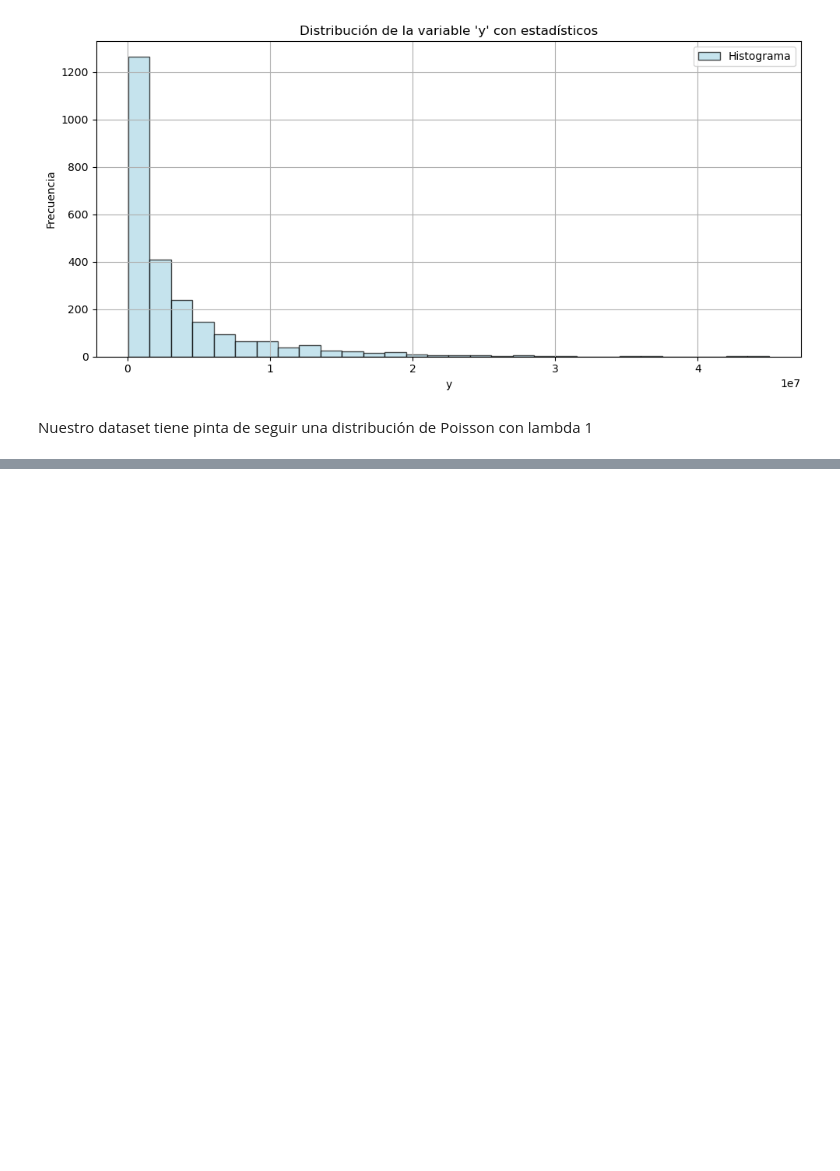
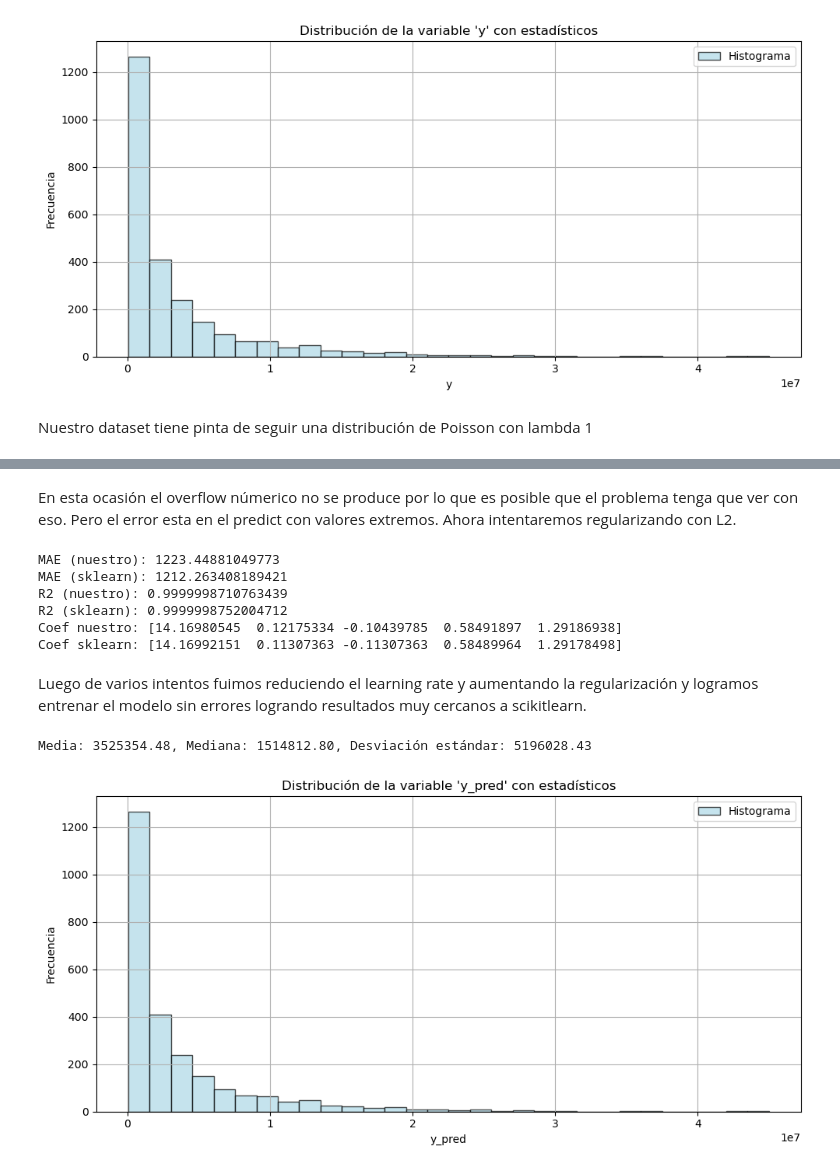
Before and after one commit to juansearg/TP2_multivariado, a Jupyter notebook: Ejercicio_2_Grupo_1.ipynb, the cells around one changed output, grey strips where cells are left out. Drawn from its saved outputs; the diff is of its cells as text; code cells hidden in the pictures; blank space fills up the shorter version.

```diff
--- a/Ejercicio_2_Grupo_1.ipynb
+++ b/Ejercicio_2_Grupo_1.ipynb
@@ -329,0 +161,2 @@ Nuestro dataset tiene pinta de seguir una distribución de Poisson con lambda 1
+# %% [markdown]
+En esta ocasión el overflow númerico no se produce por lo que es posible que el problema tenga que ver con eso. Pero el error esta en el predict con valores extremos. Ahora intentaremos regularizando con L2.
@@ -329,0 +202,56 @@ Nuestro dataset tiene pinta de seguir una distribución de Poisson con lambda 1
+# %%
+scaler = StandardScaler()
+X_scaled = scaler.fit_transform(X)
+
+model = PoissonRegression(lr=1e-12, n_iter=10000, tol=1e-8, l2=10)
+model.fit(X_scaled, y)
+y_pred = model.predict(X_scaled)
+
+reg = PoissonRegressor(alpha=1.0, max_iter=300)
+reg.fit(X_scaled, y)
+y_pred_sklearn = reg.predict(X_scaled)
+
+print("MAE (nuestro):", mean_absolute_error(y, y_pred))
+print("MAE (sklearn):", mean_absolute_error(y, y_pred_sklearn))
+print("R2 (nuestro):", r2_score(y, y_pred))
+print("R2 (sklearn):", r2_score(y, y_pred_sklearn))
+print("Coef nuestro:", model.theta)
+print("Coef sklearn:", np.append(reg.intercept_, reg.coef_))
+# %% [output]
+MAE (nuestro): 1223.44881049773
+MAE (sklearn): 1212.263408189421
+R2 (nuestro): 0.9999998710763439
+R2 (sklearn): 0.9999998752004712
+Coef nuestro: [14.16980545  0.12175334 -0.10439785  0.58491897  1.29186938]
+Coef sklearn: [14.16992151  0.11307363 -0.11307363  0.58489964  1.29178498]
+# %% [markdown]
+Luego de varios intentos fuimos reduciendo el learning rate y aumentando la regularización y logramos entrenar el modelo sin errores logrando resultados muy cercanos a scikitlearn.
+# %%
+# Estadísticos
+media = np.mean(y_pred)
+mediana = np.median(y_pred)
+std_dev = np.std(y_pred)
+# Estadísticos
+print(f"Media: {media:.2f}, Mediana: {mediana:.2f}, Desviación estándar: {std_dev:.2f}")
+
+# Histograma con líneas
+plt.figure(figsize=(10, 5))
+plt.hist(y_pred, bins=30, color='lightblue', edgecolor='black', alpha=0.7, label="Histograma")
+
+# Líneas estadísticas
+#plt.axvline(media, color='red', linestyle='--', linewidth=2, label=f"Media: {media:,.0f}")
+#plt.axvline(mediana, color='green', linestyle='-.', linewidth=2, label=f"Mediana: {mediana:,.0f}")
+#plt.axvline(media + std_dev, color='orange', linestyle=':', linewidth=1.5, label=f"Media + 1σ")
+#plt.axvline(media - std_dev, color='orange', linestyle=':', linewidth=1.5, label=f"Media - 1σ")
+
+# Estética
+plt.title("Distribución de la variable 'y_pred' con estadísticos")
+plt.xlabel("y_pred")
+plt.ylabel("Frecuencia")
+plt.legend()
+plt.grid(True)
+plt.tight_layout()
+plt.show()
+# %% [output]
+Media: 3525354.48, Mediana: 1514812.80, Desviación estándar: 5196028.43
+[figure, added]
```
Also changed, not shown: parts of 14 cells of this notebook, 2 other files.
